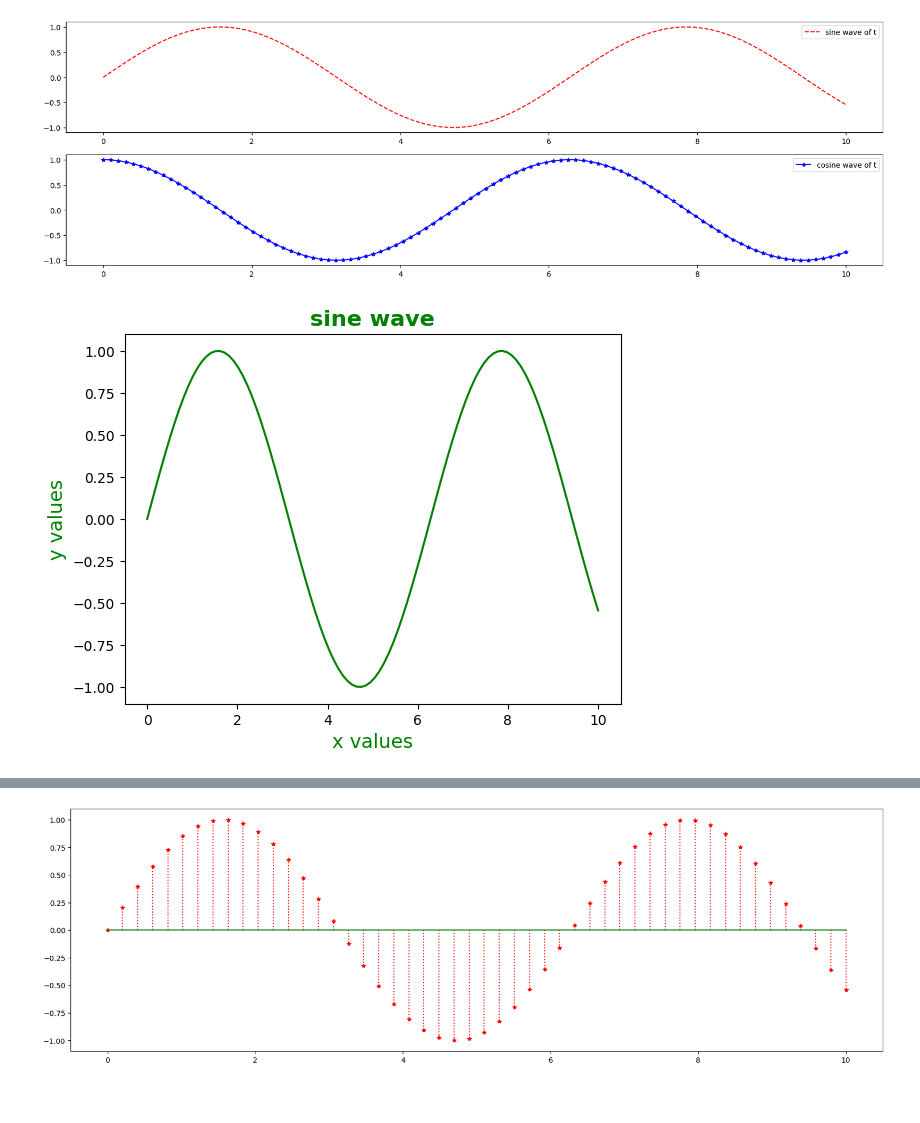
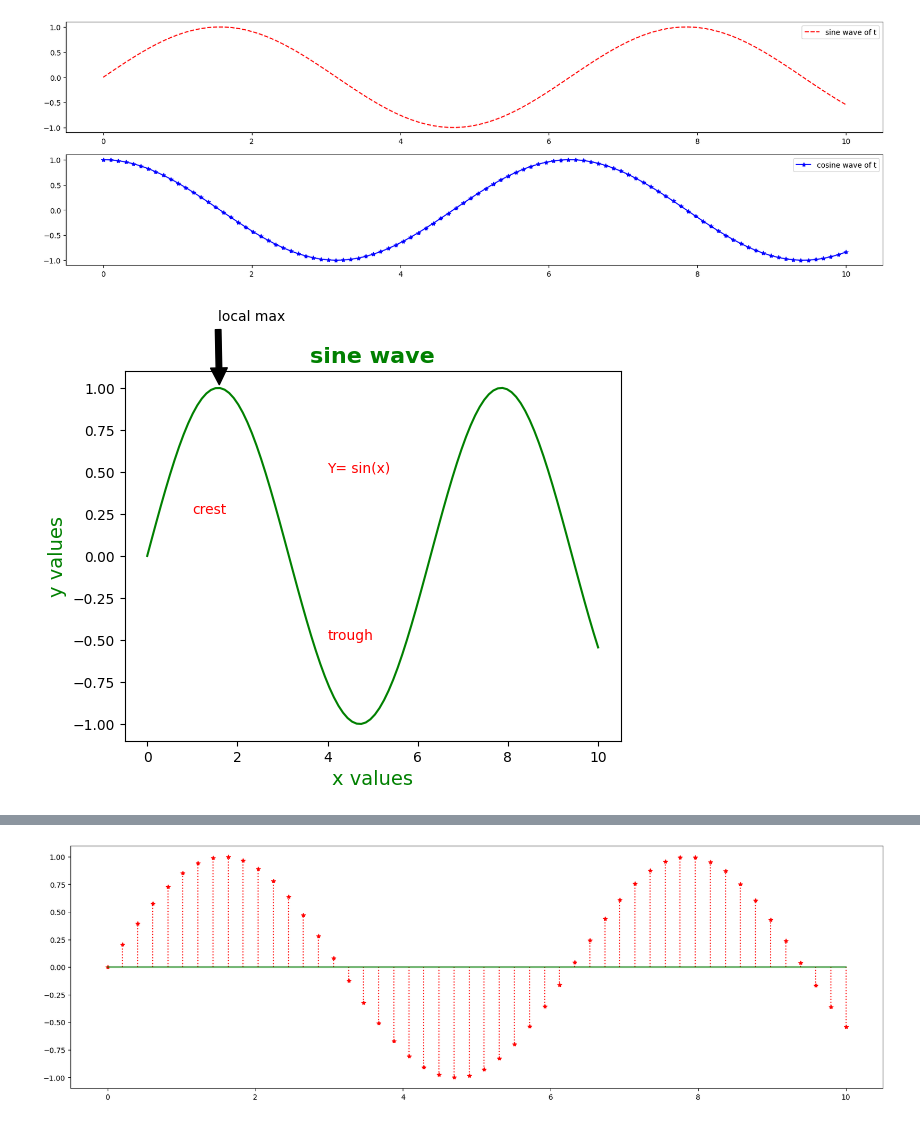
Before and after one commit to vikashchauhan19/vikashchauhan, a Jupyter notebook: data_analysis/visualization.ipynb, the cells around one changed output, grey strips where cells are left out. Saved outputs shown, nothing was run; the diff lists cells and outputs as text; code cells hidden in the pictures; blank space fills up the shorter version.

```diff
--- a/data_analysis/visualization.ipynb
+++ b/data_analysis/visualization.ipynb
@@ -37,9 +37,14 @@ plt.show()
 # %%
 x = np.linspace(0,10, 100)
 plt.plot(x, np.sin(x), 'g-', label= 'sine wave of t')
 plt.xlabel('x values' , fontsize= 14, fontdict={'color': 'green'})
 plt.ylabel('y values' , fontsize= 14, fontdict={'color': 'green'})
 plt.title('sine wave' , fontsize= 16, fontdict={'color': 'green', 'weight': 'bold',})
+plt.text(4, .5, 'Y= sin(x)', fontsize= 10, fontdict={'color':'red',})
+plt.text(1, .25,'crest', fontsize= 10, fontdict={'color': 'red',})
+plt.text(4, -.5, 'trough', fontsize= 10, fontdict={'color': 'red',})
+#annotate
+plt.annotate('local max', xy=(1.6, 1), xytext=(np.pi/2, 1.4), arrowprops={'facecolor': 'black', 'shrink': 0.05})
 plt.show()
 # %% [output]
-[figure, old version]
+[figure, new version]
```
Also changed, not shown: parts of 9 cells of this notebook, 6 other files.
